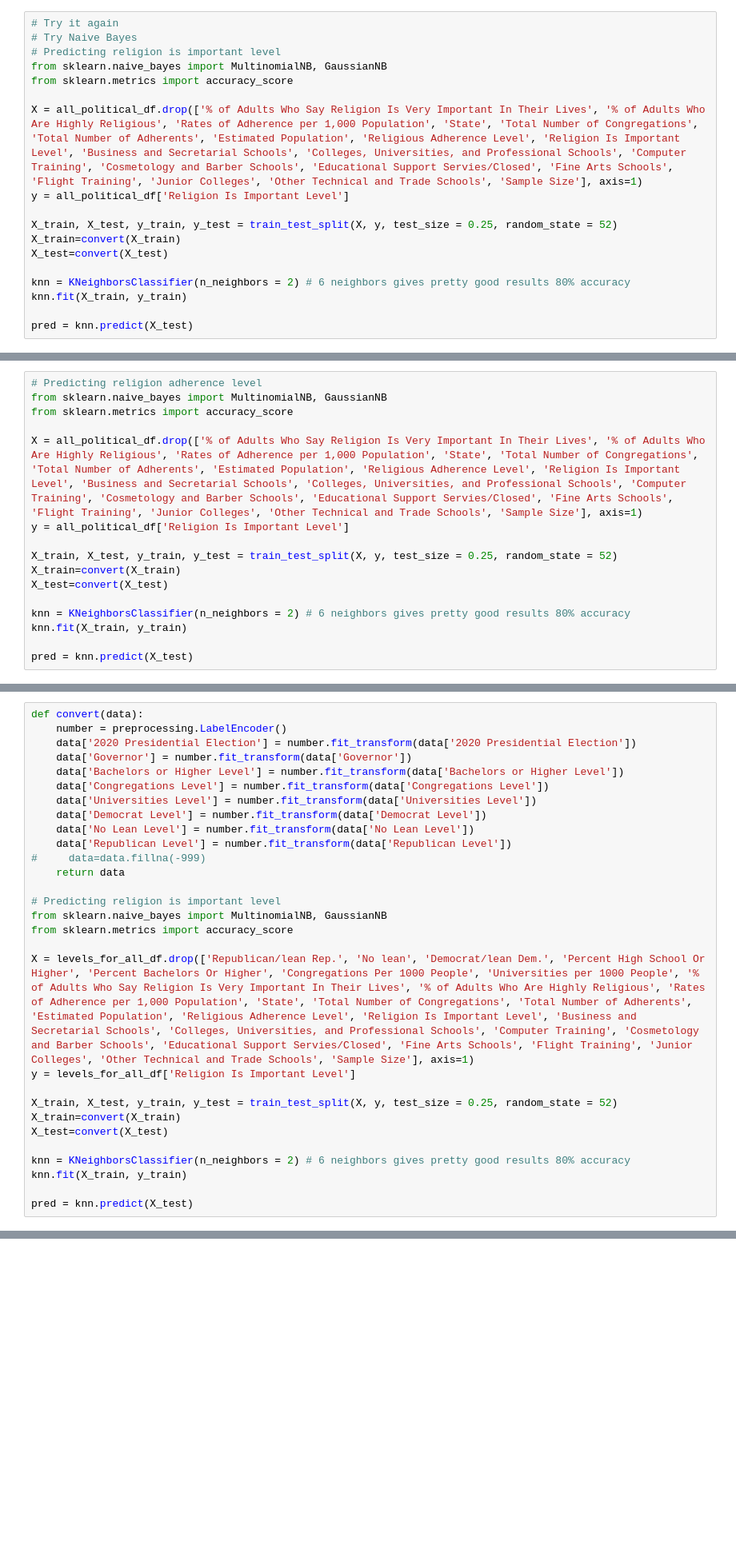
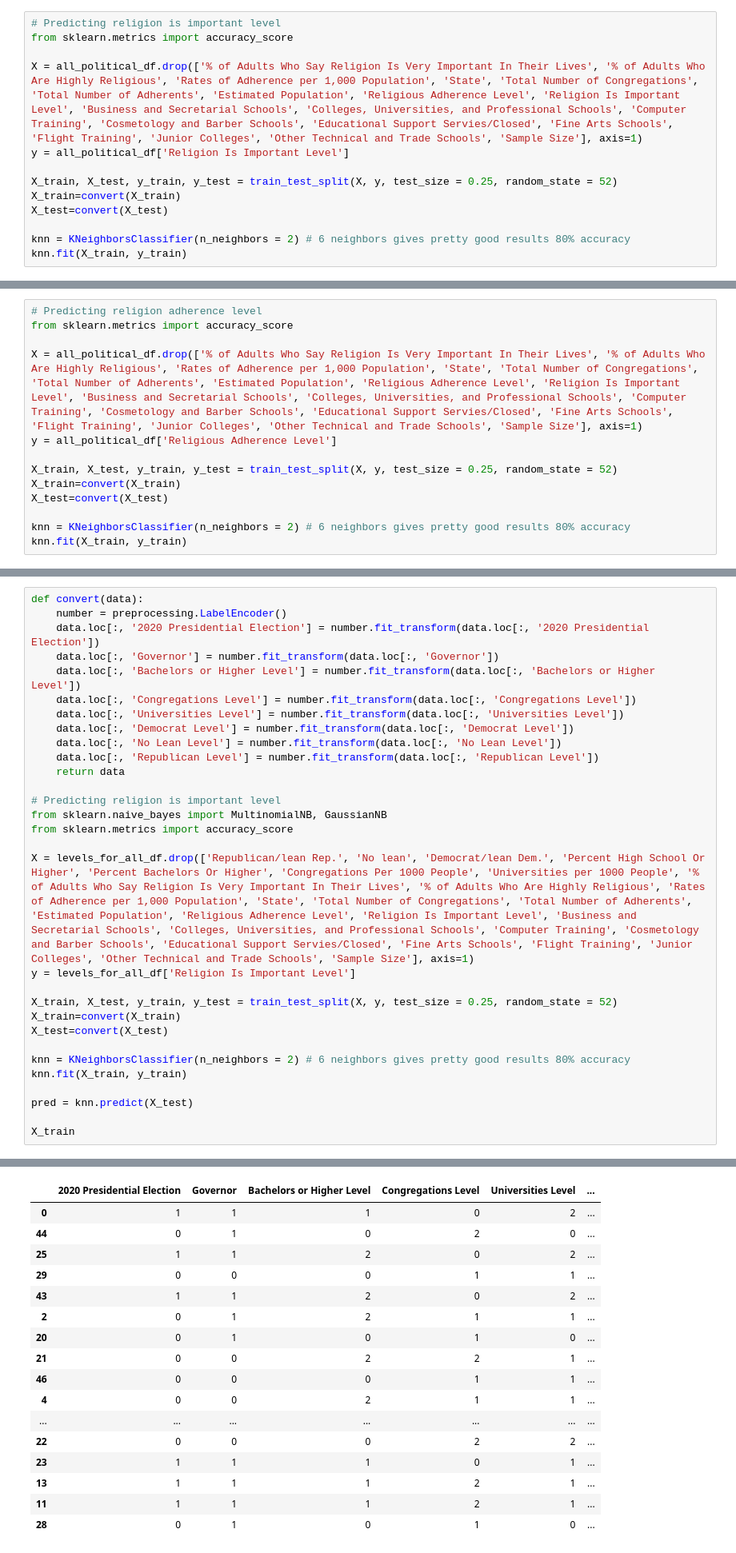
Before and after one commit to kirakirakira/Code-Louisville-Data-Science-Project, a Jupyter notebook: Education and Religion.ipynb, the cells around one changed output, grey strips where cells are left out. Shown at 80% size. Saved outputs shown, nothing was run; the diff lists cells and outputs as text; blank space fills up the shorter version.

```diff
--- a/Education and Religion.ipynb
+++ b/Education and Religion.ipynb
@@ -585,8 +509,5 @@ def convert(data):
 # %%
-# Try it again
-# Try Naive Bayes
 # Predicting religion is important level
-from sklearn.naive_bayes import MultinomialNB, GaussianNB
 from sklearn.metrics import accuracy_score
 
 X = all_political_df.drop(['% of Adults Who Say Religion Is Very Important In Their Lives', '% of Adults Who Are Highly Religious', 'Rates of Adherence per 1,000 Population', 'State', 'Total Number of Congregations', 'Total Number of Adherents', 'Estimated Population', 'Religious Adherence Level', 'Religion Is Important Level', 'Business and Secretarial Schools', 'Colleges, Universities, and Professional Schools', 'Computer Training', 'Cosmetology and Barber Schools', 'Educational Support Servies/Closed', 'Fine Arts Schools', 'Flight Training', 'Junior Colleges', 'Other Technical and Trade Schools', 'Sample Size'], axis=1)
@@ -598,8 +519,6 @@ X_test=convert(X_test)
 
 knn = KNeighborsClassifier(n_neighbors = 2) # 6 neighbors gives pretty good results 80% accuracy
 knn.fit(X_train, y_train)
-
-pred = knn.predict(X_test)
 # %% [output]
 A value is trying to be set on a copy of a slice from a DataFrame.
 Try using .loc[row_indexer,col_indexer] = value instead
@@ -622,10 +558,9 @@ knn.score(X_test, y_test)
 # %%
 # Predicting religion adherence level
-from sklearn.naive_bayes import MultinomialNB, GaussianNB
 from sklearn.metrics import accuracy_score
 
 X = all_political_df.drop(['% of Adults Who Say Religion Is Very Important In Their Lives', '% of Adults Who Are Highly Religious', 'Rates of Adherence per 1,000 Population', 'State', 'Total Number of Congregations', 'Total Number of Adherents', 'Estimated Population', 'Religious Adherence Level', 'Religion Is Important Level', 'Business and Secretarial Schools', 'Colleges, Universities, and Professional Schools', 'Computer Training', 'Cosmetology and Barber Schools', 'Educational Support Servies/Closed', 'Fine Arts Schools', 'Flight Training', 'Junior Colleges', 'Other Technical and Trade Schools', 'Sample Size'], axis=1)
-y = all_political_df['Religion Is Important Level']
+y = all_political_df['Religious Adherence Level']
 
 X_train, X_test, y_train, y_test = train_test_split(X, y, test_size = 0.25, random_state = 52)
 X_train=convert(X_train)
@@ -633,8 +568,6 @@ X_test=convert(X_test)
 
 knn = KNeighborsClassifier(n_neighbors = 2) # 6 neighbors gives pretty good results 80% accuracy
 knn.fit(X_train, y_train)
-
-pred = knn.predict(X_test)
 # %% [output]
 A value is trying to be set on a copy of a slice from a DataFrame.
 Try using .loc[row_indexer,col_indexer] = value instead
@@ -708,15 +619,14 @@ levels_for_all_df
 # %%
 def convert(data):
     number = preprocessing.LabelEncoder()
-    data['2020 Presidential Election'] = number.fit_transform(data['2020 Presidential Election'])
-    data['Governor'] = number.fit_transform(data['Governor'])
-    data['Bachelors or Higher Level'] = number.fit_transform(data['Bachelors or Higher Level'])
-    data['Congregations Level'] = number.fit_transform(data['Congregations Level'])
-    data['Universities Level'] = number.fit_transform(data['Universities Level'])
-    data['Democrat Level'] = number.fit_transform(data['Democrat Level'])
-    data['No Lean Level'] = number.fit_transform(data['No Lean Level'])
-    data['Republican Level'] = number.fit_transform(data['Republican Level'])
-#     data=data.fillna(-999)
+    data.loc[:, '2020 Presidential Election'] = number.fit_transform(data.loc[:, '2020 Presidential Election'])
+    data.loc[:, 'Governor'] = number.fit_transform(data.loc[:, 'Governor'])
+    data.loc[:, 'Bachelors or Higher Level'] = number.fit_transform(data.loc[:, 'Bachelors or Higher Level'])
+    data.loc[:, 'Congregations Level'] = number.fit_transform(data.loc[:, 'Congregations Level'])
+    data.loc[:, 'Universities Level'] = number.fit_transform(data.loc[:, 'Universities Level'])
+    data.loc[:, 'Democrat Level'] = number.fit_transform(data.loc[:, 'Democrat Level'])
+    data.loc[:, 'No Lean Level'] = number.fit_transform(data.loc[:, 'No Lean Level'])
+    data.loc[:, 'Republican Level'] = number.fit_transform(data.loc[:, 'Republican Level'])
     return data
 
 # Predicting religion is important level
@@ -734,6 +644,8 @@ knn = KNeighborsClassifier(n_neighbors = 2) # 6 neighbors gives pretty good resu
 knn.fit(X_train, y_train)
 
 pred = knn.predict(X_test)
+
+X_train
 # %% [output]
 A value is trying to be set on a copy of a slice from a DataFrame.
 Try using .loc[row_indexer,col_indexer] = value instead
@@ -755,3 +655,20 @@ See the caveats in the documentation: https://pandas.pydata.org/pandas-docs/stab
+|  | 2020 Presidential Election | Governor | Bachelors or Higher Level | Congregations Level | Universities Level | ... |
+| 0 | 1 | 1 | 1 | 0 | 2 | ... |
+| 44 | 0 | 1 | 0 | 2 | 0 | ... |
+| 25 | 1 | 1 | 2 | 0 | 2 | ... |
+| 29 | 0 | 0 | 0 | 1 | 1 | ... |
+| 43 | 1 | 1 | 2 | 0 | 2 | ... |
+| 2 | 0 | 1 | 2 | 1 | 1 | ... |
+| 20 | 0 | 1 | 0 | 1 | 0 | ... |
+| 21 | 0 | 0 | 2 | 2 | 1 | ... |
+| 46 | 0 | 0 | 0 | 1 | 1 | ... |
+| 4 | 0 | 0 | 2 | 1 | 1 | ... |
+| ... | ... | ... | ... | ... | ... | ... |
+| 22 | 0 | 0 | 0 | 2 | 2 | ... |
+| 23 | 1 | 1 | 1 | 0 | 1 | ... |
+| 13 | 1 | 1 | 1 | 2 | 1 | ... |
+| 11 | 1 | 1 | 1 | 2 | 1 | ... |
+| 28 | 0 | 1 | 0 | 1 | 0 | ... |
 # %%
 knn.score(X_test, y_test)
 
```
Also changed, not shown: parts of 27 cells of this notebook.
